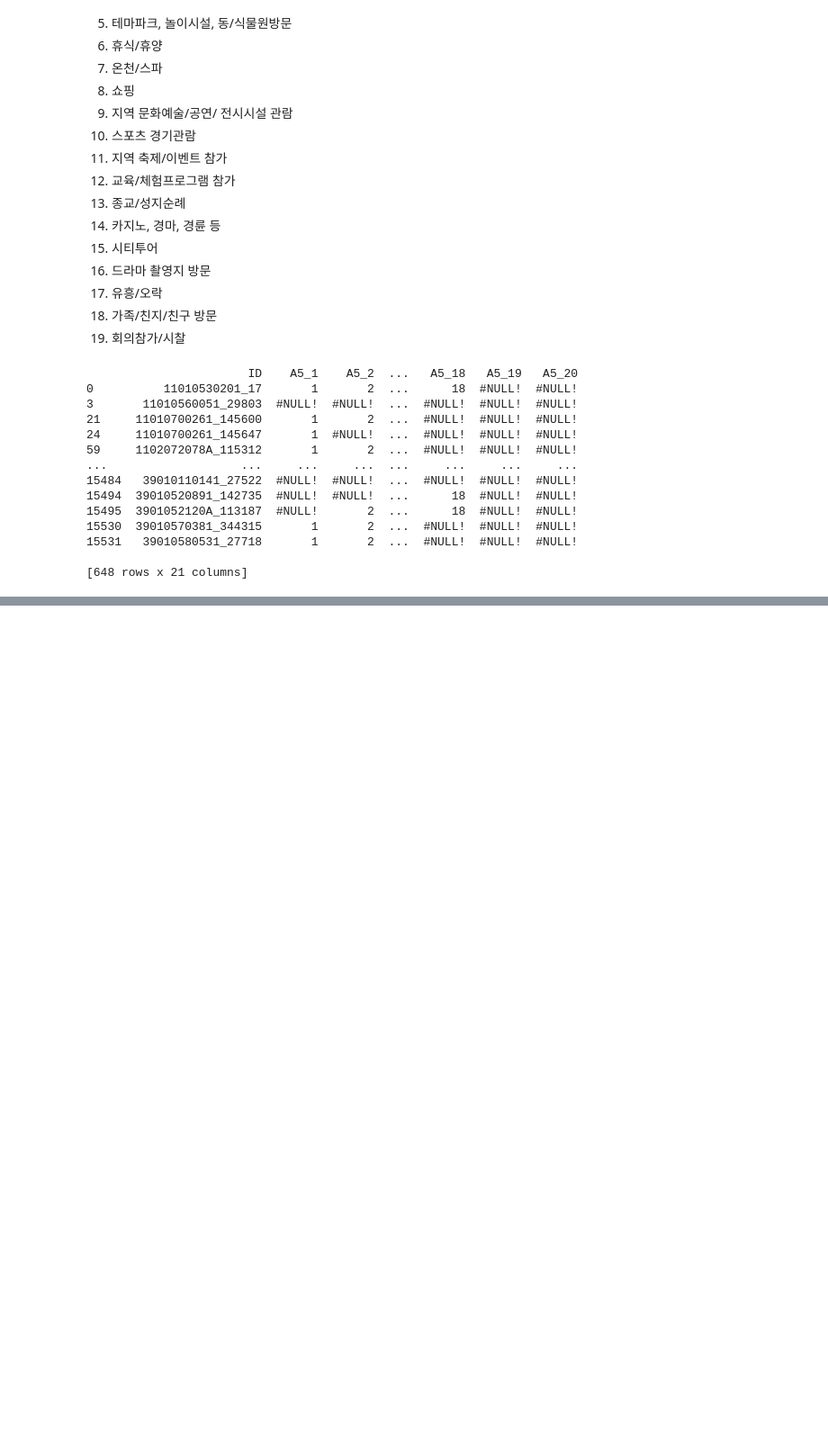
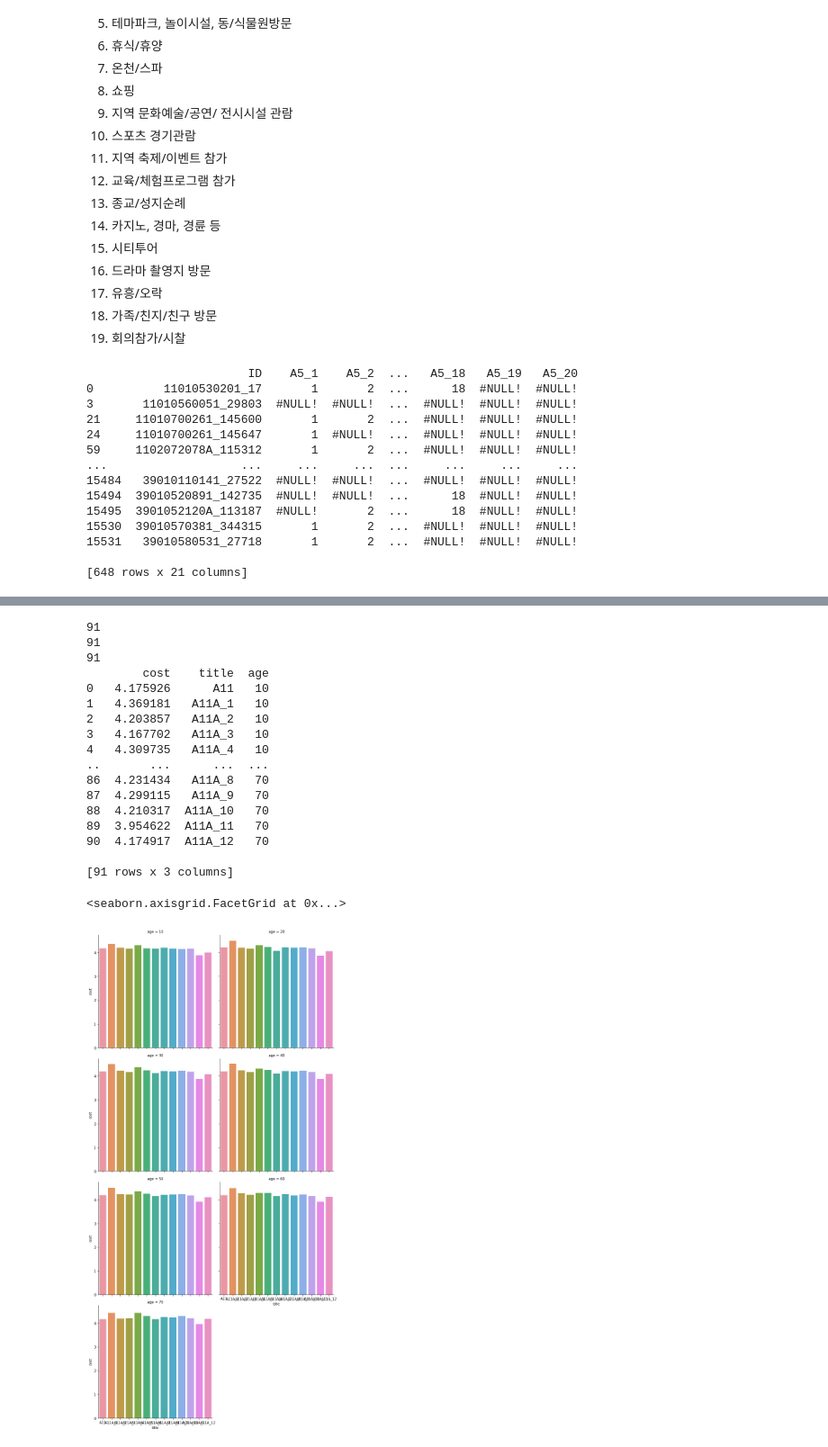
Before and after one commit to ansehoon1999/MG-DataAnaylsis, a Jupyter notebook: 세훈/DataAnaylsis_7_23.ipynb, the cells around one changed output, grey strips where cells are left out. Shown at 90% size. Saved outputs shown, nothing was run; the diff lists cells and outputs as text; code cells hidden in the pictures; blank space fills up the shorter version.

```diff
--- a/세훈/DataAnaylsis_7_23.ipynb
+++ b/세훈/DataAnaylsis_7_23.ipynb
@@ -646,0 +754,8 @@ plt.show()
+# %%
+df_age_1 =  df_2020.groupby('BAGE').get_group(1)
+df_age_2 = df_2020.groupby('BAGE').get_group(2)
+df_age_3 = df_2020.groupby('BAGE').get_group(3)
+df_age_4 = df_2020.groupby('BAGE').get_group(4)
+df_age_5 = df_2020.groupby('BAGE').get_group(5)
+df_age_6 = df_2020.groupby('BAGE').get_group(6)
+df_age_7 = df_2020.groupby('BAGE').get_group(7)
@@ -646,0 +1097,43 @@ plt.show()
+# %%
+total = total1 + total2 + total3 + total4 + total5 + total6 + total7
+title = ['A11', 'A11A_1', 'A11A_2', 'A11A_3', 'A11A_4', 'A11A_5', 'A11A_6', 'A11A_7', 'A11A_8', 'A11A_9', 'A11A_10', 'A11A_11', 'A11A_12']
+
+title = title * 7
+print(len(total))
+print(len(title))
+age = [10] * 13 + [20] * 13 + [30] * 13 + [40] * 13 + [50] * 13 + [60] * 13 + [70] * 13
+print(len(age))
+
+
+sd = {
+    'cost' : total,
+    'title' : title,
+    'age' : age
+}
+
+df = pd.DataFrame(sd)
+print(df)
+
+import seaborn as sns
+
+sns.catplot(kind="bar", data=df, x = "title", y="cost", col="age", col_wrap=2)
+# %% [output]
+91
+91
+91
+        cost    title  age
+0   4.175926      A11   10
+1   4.369181   A11A_1   10
+2   4.203857   A11A_2   10
+3   4.167702   A11A_3   10
+4   4.309735   A11A_4   10
+..       ...      ...  ...
+86  4.231434   A11A_8   70
+87  4.299115   A11A_9   70
+88  4.210317  A11A_10   70
+89  3.954622  A11A_11   70
+90  4.174917  A11A_12   70
+
+[91 rows x 3 columns]
+<seaborn.axisgrid.FacetGrid at 0x...>
+[figure, added]
```
Also changed, not shown: parts of 26 cells of this notebook.
